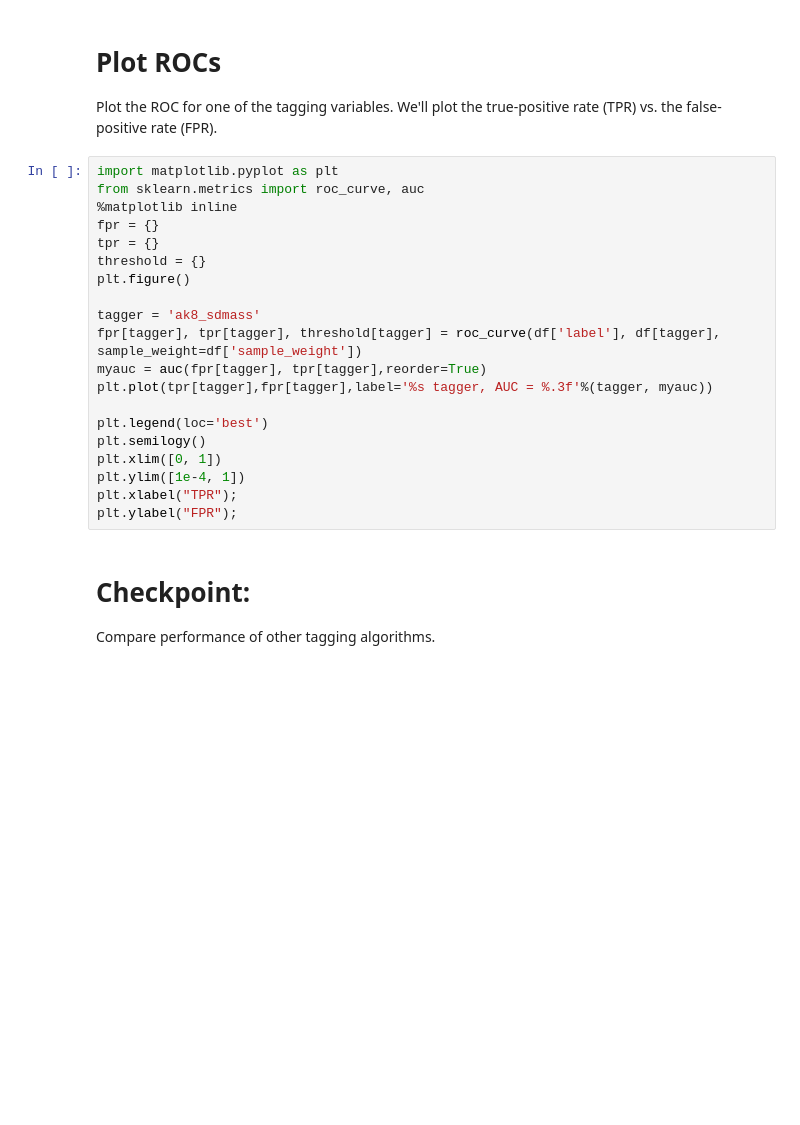
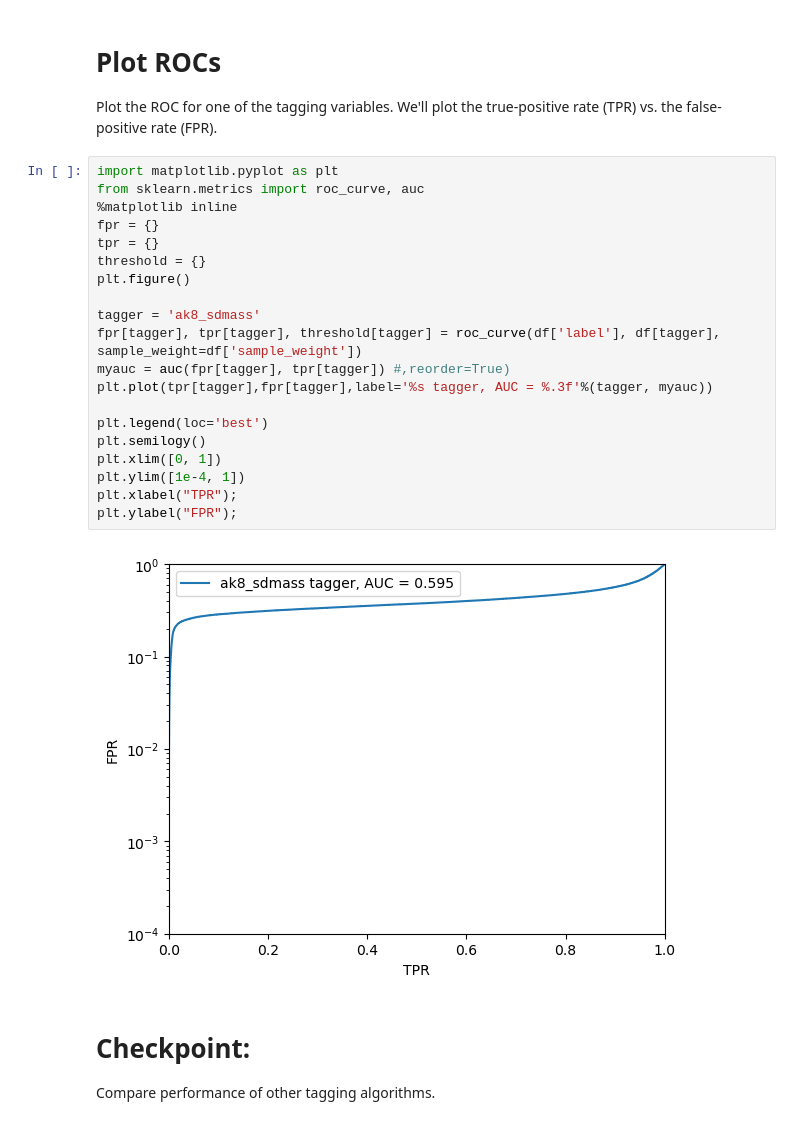
Before and after one commit to IreneZoi/HATS_HRT, a Jupyter notebook: taggerComp.ipynb, the cells around one changed output. Drawn from its saved outputs; the diff is of its cells as text; blank space fills up the shorter version.

```diff
--- a/taggerComp.ipynb
+++ b/taggerComp.ipynb
@@ -144,23 +130,25 @@ Plot the ROC for one of the tagging variables. We'll plot the true-positive rate
 # %%
 import matplotlib.pyplot as plt
 from sklearn.metrics import roc_curve, auc
 %matplotlib inline
 fpr = {}
 tpr = {}
 threshold = {}
 plt.figure()
 
 tagger = 'ak8_sdmass'
 fpr[tagger], tpr[tagger], threshold[tagger] = roc_curve(df['label'], df[tagger], sample_weight=df['sample_weight'])
-myauc = auc(fpr[tagger], tpr[tagger],reorder=True)
+myauc = auc(fpr[tagger], tpr[tagger]) #,reorder=True)
 plt.plot(tpr[tagger],fpr[tagger],label='%s tagger, AUC = %.3f'%(tagger, myauc))
 
 plt.legend(loc='best')
 plt.semilogy()
 plt.xlim([0, 1])
 plt.ylim([1e-4, 1])
 plt.xlabel("TPR");
 plt.ylabel("FPR");
+# %% [output]
+[figure, added]
 # %% [markdown]
 # Checkpoint:
 
```
Also changed, not shown: parts of 16 cells of this notebook.
